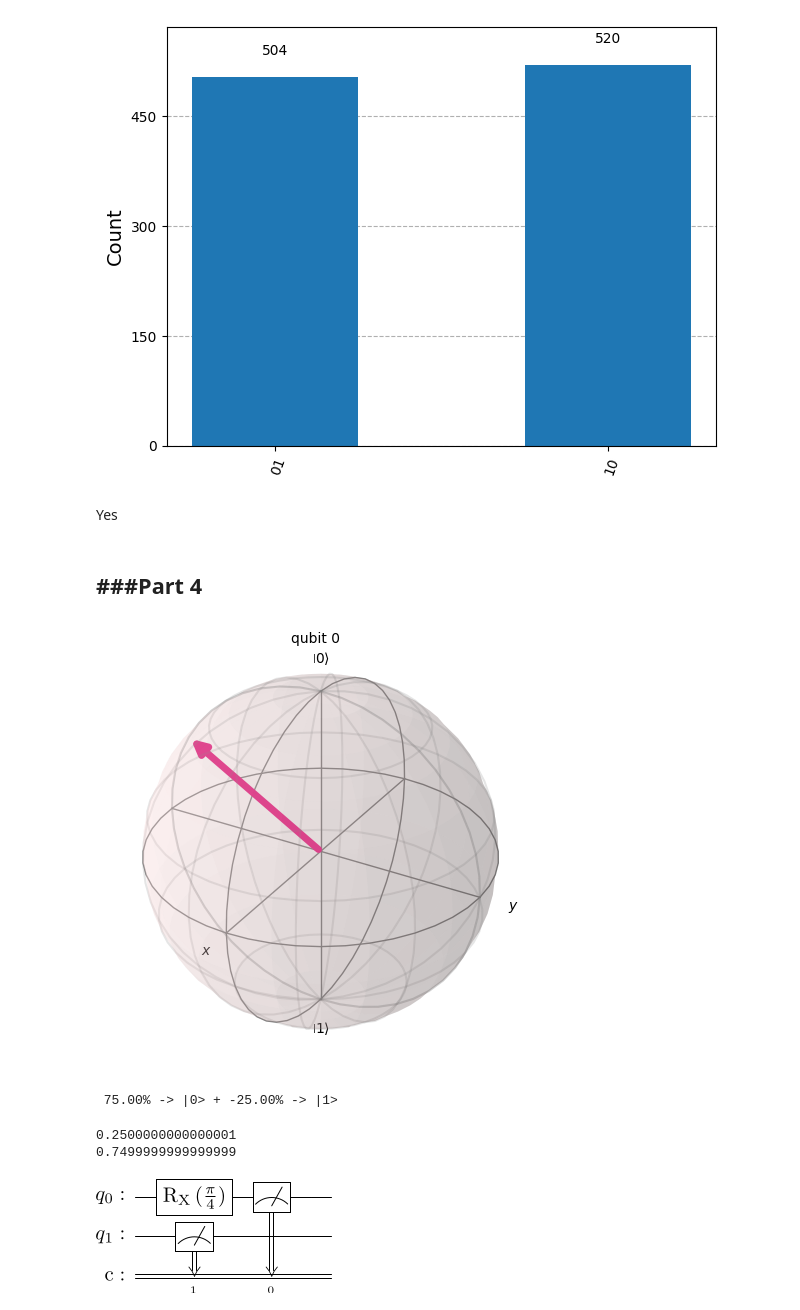
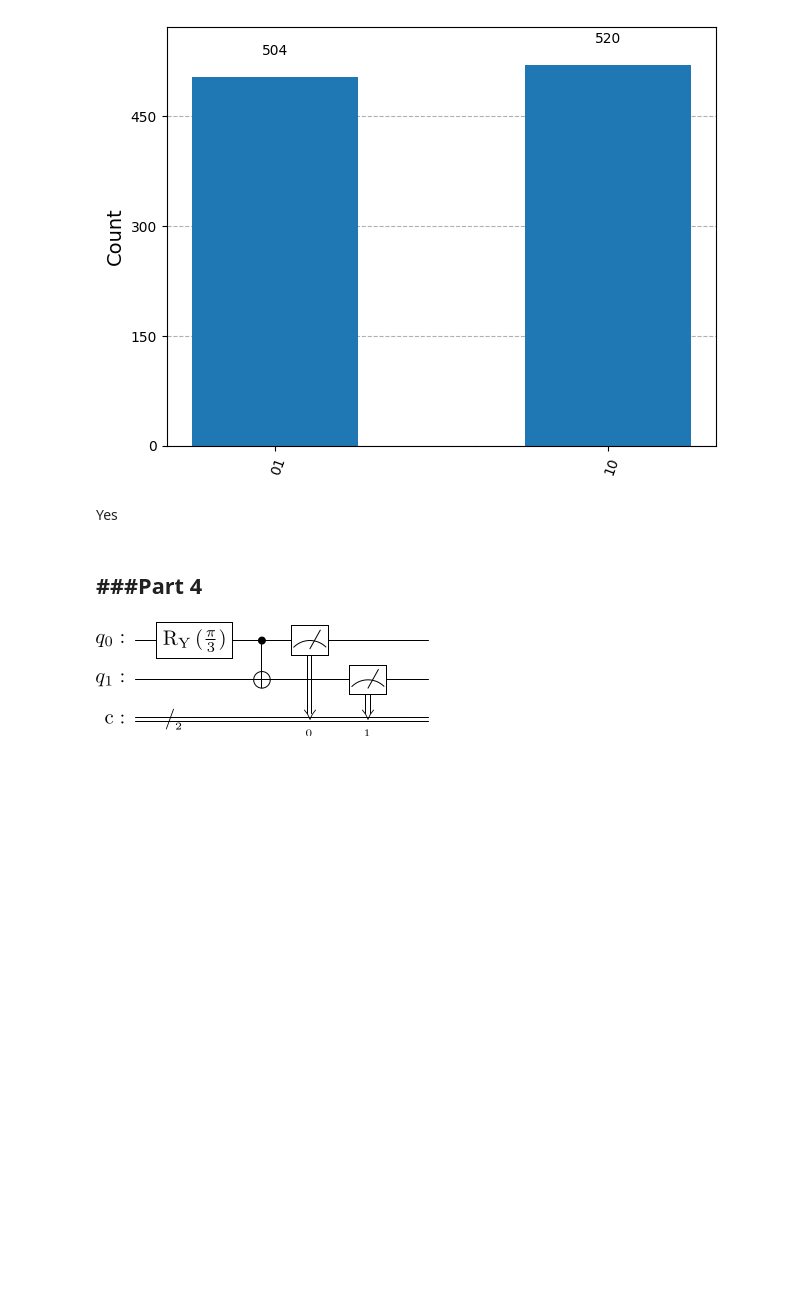
Before and after one commit to MatthewJarek/Quantum_Information_Lab, a Jupyter notebook: Labs/Lab5/Lab5M2.ipynb, the cells around one changed output. Cells and saved outputs as stored; diff of their text form; code cells hidden in the pictures; blank space fills up the shorter version.

```diff
--- a/Labs/Lab5/Lab5M2.ipynb
+++ b/Labs/Lab5/Lab5M2.ipynb
@@ -87,8 +87,11 @@ Yes
 ###Part 4
 ------
 # %%
-qc_design = QuantumCircuit(1,1)
-qc_design.rx(np.deg2rad(60),0)
-plot_bloch_multivector(qc_design)
+qc_design = QuantumCircuit(2,2)
+qc_design.ry(np.deg2rad(60),0)
+qc_design.cx(0,1)
+qc_design.measure(0,0)
+qc_design.measure(1,1)
+qc_design.draw(output="latex")
 # %% [output]
-[figure, old version]
+[figure, new version]
@@ -97,20 +98,3 @@ from qiskit.quantum_info import Statevector
-# %%
-state = Statevector.from_instruction(qc_design)
-print(f"{np.real(state[0]**2): .2%} -> |0> + {np.real(state[1]**2): .2%} -> |1>")
-# %% [output]
- 75.00% -> |0> + -25.00% -> |1>
-# %%
-print(np.cos(np.deg2rad(60))**2)
-print(np.sin(np.deg2rad(60))**2)
-# %% [output]
-0.2500000000000001
-0.7499999999999999
-# %%
-qc_design.measure(0,0)
-qc_design.measure(1,1)
-qc_design.draw(output="latex")
-# %% [output]
-[figure, removed]
 # %%
 shots_design = 1024
 job_design = simulator.run([qc_design], shots = shots_design)
```
Also changed, not shown: parts of 6 cells of this notebook, 10 other files.
